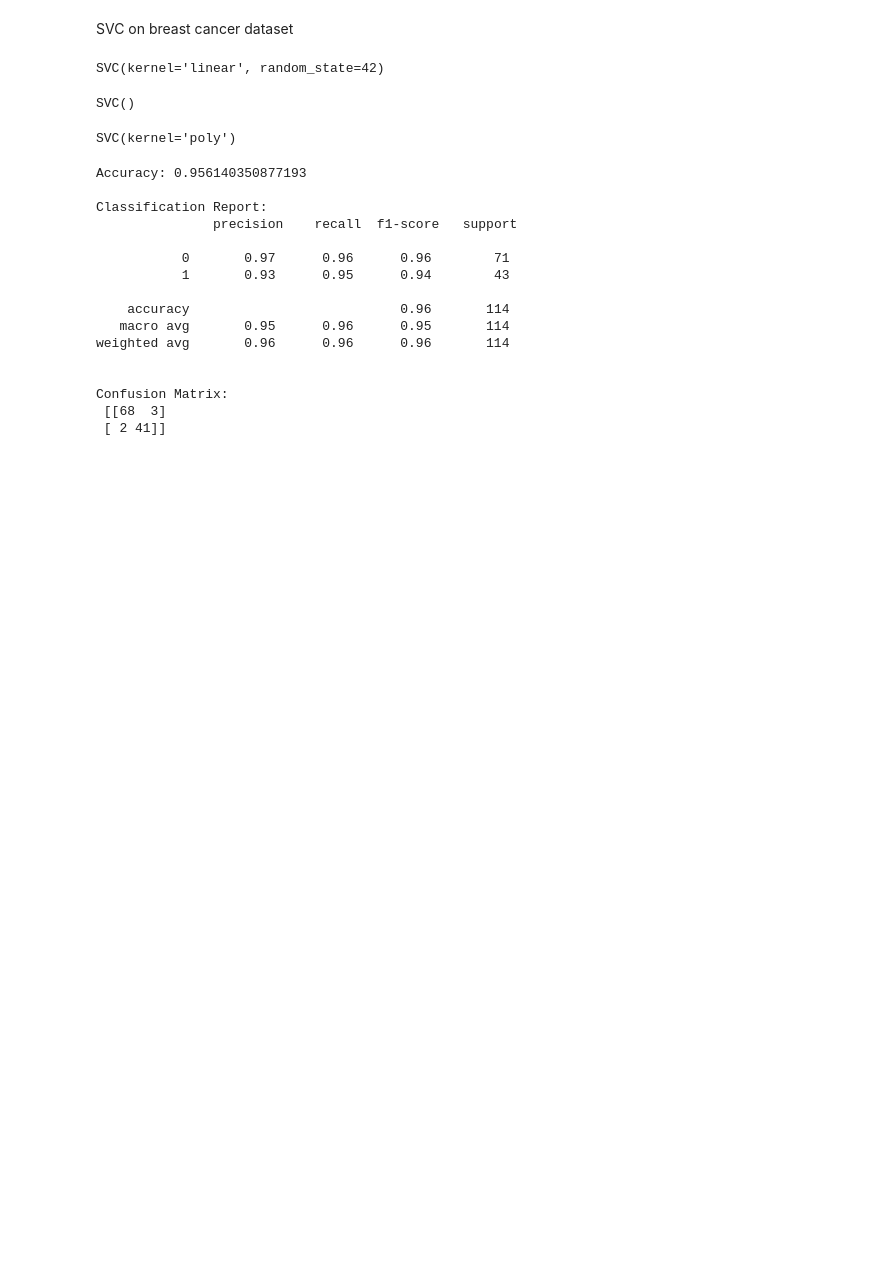
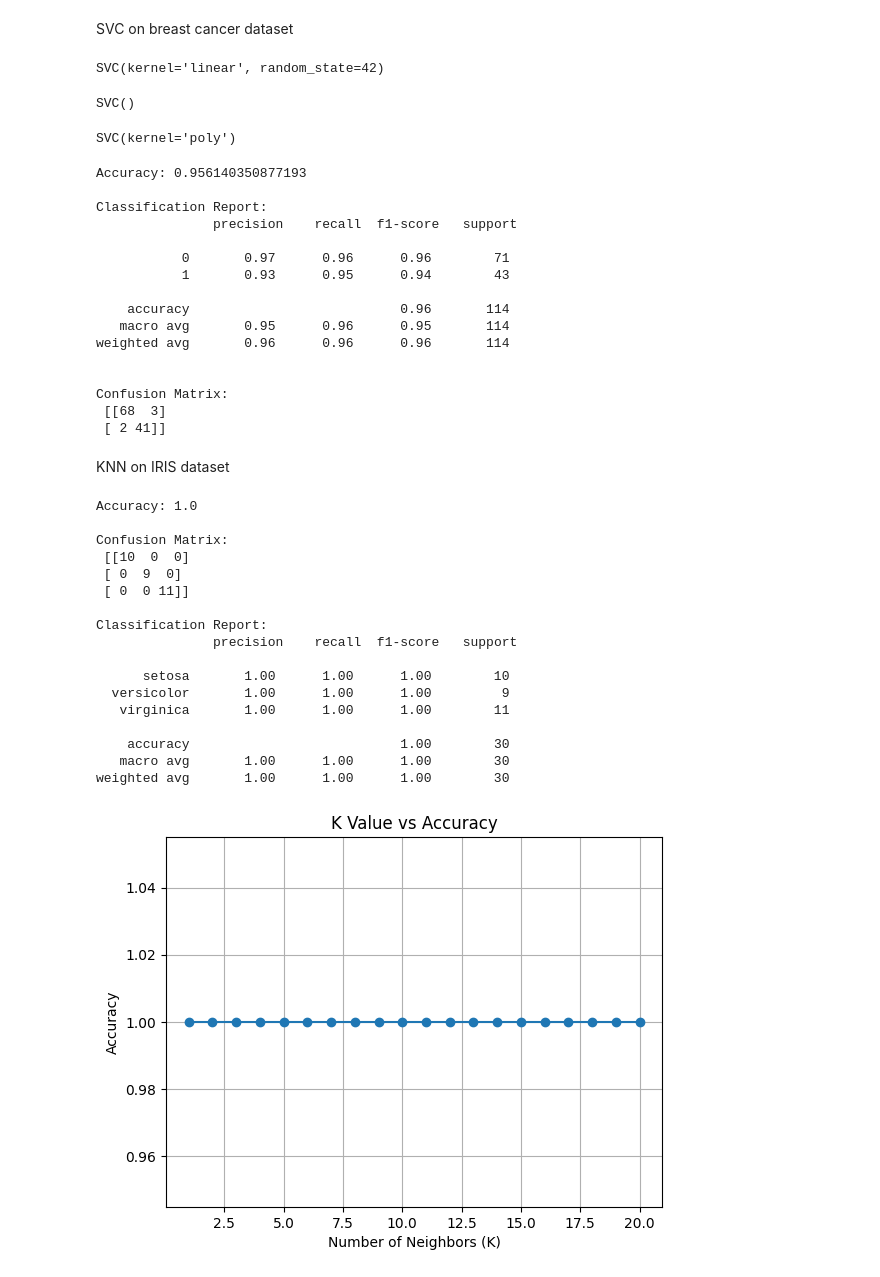
Before and after one commit to imtisalrangrez/MLlab_180, a Jupyter notebook: MLLAB.ipynb, the cells around one changed output. Drawn from its saved outputs; the diff is of its cells as text; code cells hidden in the pictures; blank space fills up the shorter version.

```diff
--- a/MLLAB.ipynb
+++ b/MLLAB.ipynb
@@ -539,3 +537,66 @@ weighted avg       0.96      0.96      0.96       114
 Confusion Matrix:
  [[68  3]
  [ 2 41]]
+# %% [markdown]
+KNN on IRIS dataset
+# %%
+from sklearn.datasets import load_iris
+from sklearn.model_selection import train_test_split
+from sklearn.preprocessing import StandardScaler
+from sklearn.neighbors import KNeighborsClassifier
+from sklearn.metrics import accuracy_score, confusion_matrix, classification_report
+import matplotlib.pyplot as plt
+
+iris = load_iris()
+X = iris.data
+y = iris.target
+
+X_train, X_test, y_train, y_test = train_test_split(X, y, test_size=0.2, random_state=42)
+
+scaler = StandardScaler()
+X_train = scaler.fit_transform(X_train)
+X_test = scaler.transform(X_test)
+
+k = 5
+knn = KNeighborsClassifier(n_neighbors=k)
+knn.fit(X_train, y_train)
+
+y_pred = knn.predict(X_test)
+
+print("Accuracy:", accuracy_score(y_test, y_pred))
+print("\nConfusion Matrix:\n", confusion_matrix(y_test, y_pred))
+print("\nClassification Report:\n", classification_report(y_test, y_pred, target_names=iris.target_names))
+
+accuracy_scores = []
+k_values = range(1, 21)
+for i in k_values:
+    knn = KNeighborsClassifier(n_neighbors=i)
+    knn.fit(X_train, y_train)
+    y_pred = knn.predict(X_test)
+    accuracy_scores.append(accuracy_score(y_test, y_pred))
+
+plt.plot(k_values, accuracy_scores, marker='o')
+plt.title("K Value vs Accuracy")
+plt.xlabel("Number of Neighbors (K)")
+plt.ylabel("Accuracy")
+plt.grid(True)
+plt.show()
+# %% [output]
+Accuracy: 1.0
+
+Confusion Matrix:
+ [[10  0  0]
+ [ 0  9  0]
+ [ 0  0 11]]
+
+Classification Report:
+               precision    recall  f1-score   support
+
+      setosa       1.00      1.00      1.00        10
+  versicolor       1.00      1.00      1.00         9
+   virginica       1.00      1.00      1.00        11
+
+    accuracy                           1.00        30
+   macro avg       1.00      1.00      1.00        30
+weighted avg       1.00      1.00      1.00        30
+[figure, added]
```
Also changed, not shown: parts of 10 cells of this notebook.
